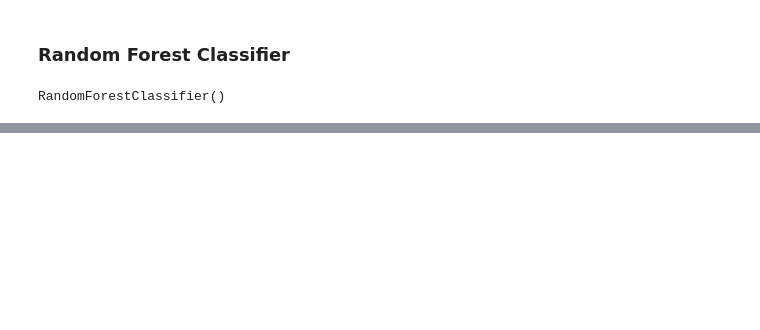
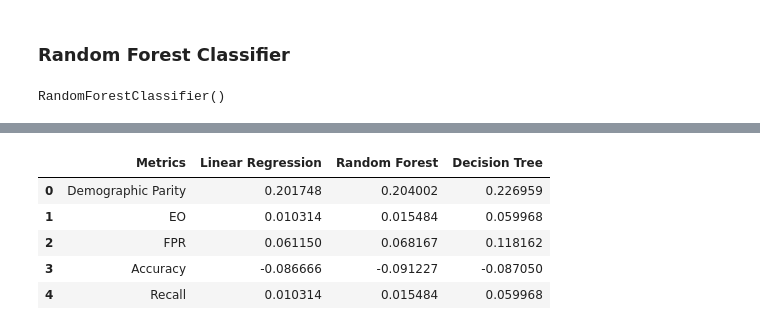
Before and after one commit to KANUBALAD/ML-Fairness-in-School-DropOut-, a Jupyter notebook: Notebooks/AllML_Models.ipynb, the cells around one changed output, grey strips where cells are left out. Saved outputs shown, nothing was run; the diff lists cells and outputs as text; code cells hidden in the pictures; blank space fills up the shorter version.

```diff
--- a/Notebooks/AllML_Models.ipynb
+++ b/Notebooks/AllML_Models.ipynb
@@ -136,0 +105,22 @@ DP is 0.18151071025930102 EO is 0.6965174129353234 fpr is 0.030612245202064514 a
+# %%
+
+# Define a dictionary for difference
+models_eval = {
+    "Metrics": ["Demographic Parity", "EO", "FPR", "Accuracy", "Recall"],
+    "Linear Regression": [LR_dp-maleLR_dp, LR_Eo-maleLR_Eo, LR_fpr-maleLR_fpr, LR_acc-maleLR_acc, LR_recall-maleLR_recall],
+    "Random Forest": [RF_dp-maleRF_dp, RF_Eo-maleRF_Eo, RF_fpr-maleRF_fpr, RF_acc-maleRF_acc, RF_recall-maleRF_recall],
+    "Decision Tree": [clf_dp-maleclf_dp, clf_Eo-maleclf_Eo, clf_fpr-malelf_fpr, clf_acc-maleclf_acc, clf_recall-maleclf_recall]
+}
+
+# Convert the dictionary to a pandas DataFrame
+eval_df = pd.DataFrame(models_eval)
+
+# Display the DataFrame
+eval_df
+# %% [output]
+|  | Metrics | Linear Regression | Random Forest | Decision Tree |
+| 0 | Demographic Parity | 0.201748 | 0.204002 | 0.226959 |
+| 1 | EO | 0.010314 | 0.015484 | 0.059968 |
+| 2 | FPR | 0.061150 | 0.068167 | 0.118162 |
+| 3 | Accuracy | -0.086666 | -0.091227 | -0.087050 |
+| 4 | Recall | 0.010314 | 0.015484 | 0.059968 |
```
Also changed, not shown: parts of 14 cells of this notebook, 5 other files.
